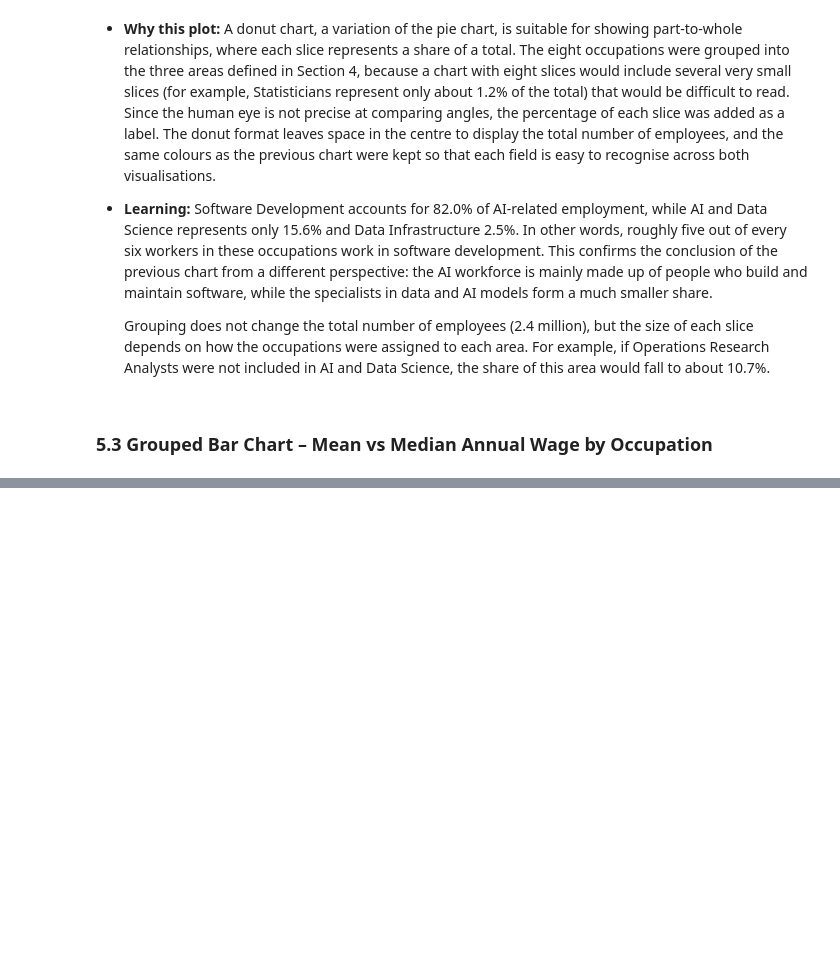
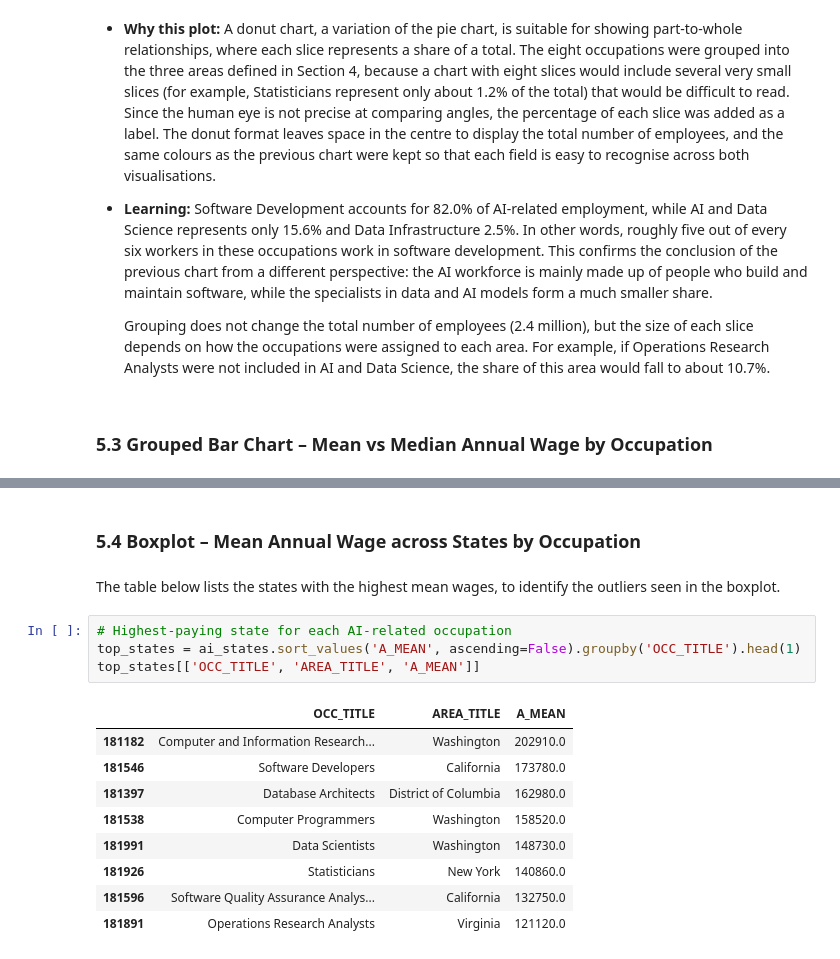
Before and after one commit to 2023357/data-vis-ca1, a Jupyter notebook: CA1_Data_Visualisation.ipynb, the cells around one changed output, grey strips where cells are left out. Cells and saved outputs as stored; diff of their text form; blank space fills up the shorter version.

```diff
--- a/CA1_Data_Visualisation.ipynb
+++ b/CA1_Data_Visualisation.ipynb
@@ -395,2 +396,20 @@ plt.show()
 
   These results also support the observation from the first chart: Research Scientists are one of the smallest groups but have the highest wages, which is consistent with their skills being in high demand, although this data alone cannot confirm a shortage.
+# %% [markdown]
+### 5.4 Boxplot – Mean Annual Wage across States by Occupation
+# %% [markdown]
+The table below lists the states with the highest mean wages, to identify the outliers seen in the boxplot.
+# %%
+# Highest-paying state for each AI-related occupation
+top_states = ai_states.sort_values('A_MEAN', ascending=False).groupby('OCC_TITLE').head(1)
+top_states[['OCC_TITLE', 'AREA_TITLE', 'A_MEAN']]
+# %% [output]
+|  | OCC_TITLE | AREA_TITLE | A_MEAN |
+| 181182 | Computer and Information Research... | Washington | 202910.0 |
+| 181546 | Software Developers | California | 173780.0 |
+| 181397 | Database Architects | District of Columbia | 162980.0 |
+| 181538 | Computer Programmers | Washington | 158520.0 |
+| 181991 | Data Scientists | Washington | 148730.0 |
+| 181926 | Statisticians | New York | 140860.0 |
+| 181596 | Software Quality Assurance Analys... | California | 132750.0 |
+| 181891 | Operations Research Analysts | Virginia | 121120.0 |
```
Also changed, not shown: parts of 6 cells of this notebook.
